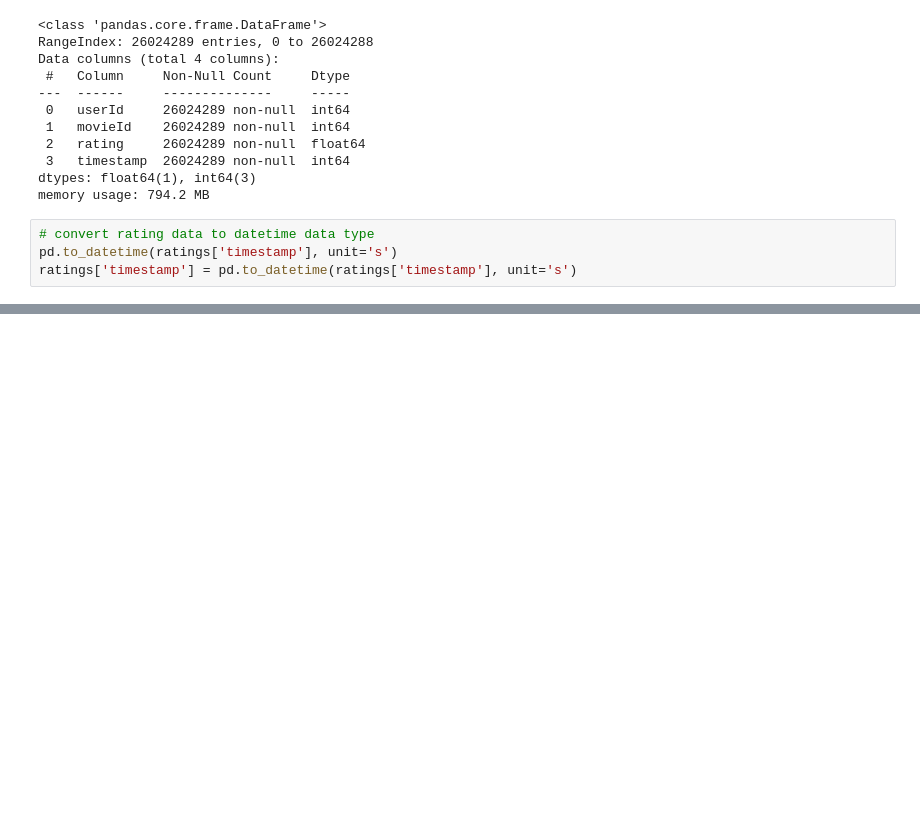
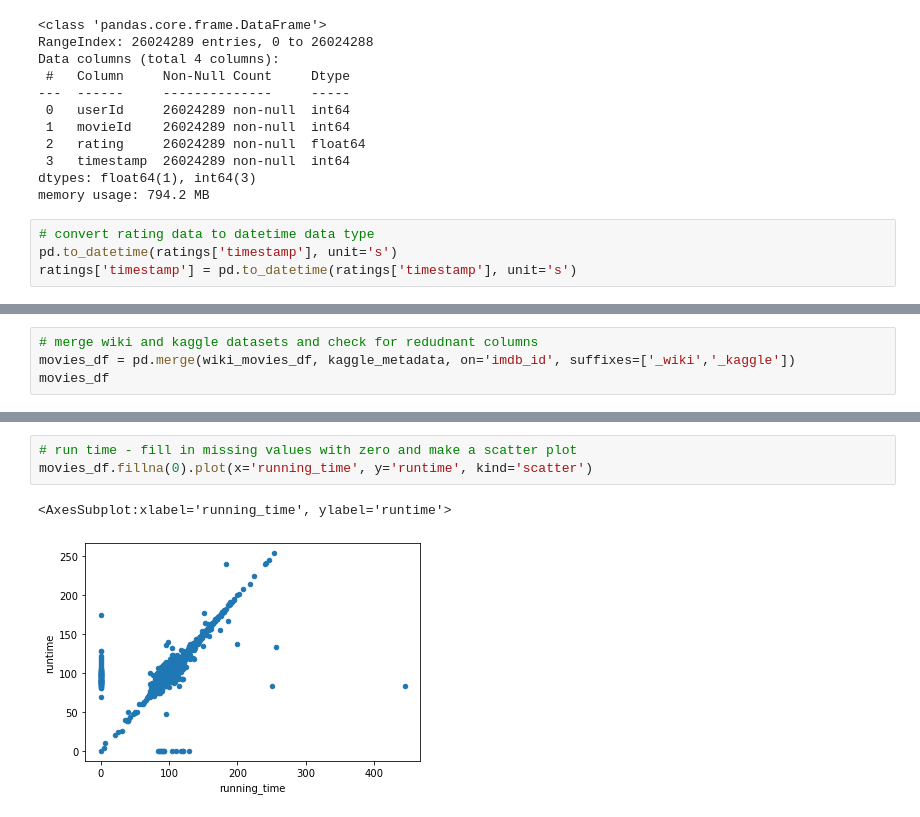
Before and after one commit to lgodleski/Movies-ETL, a Jupyter notebook: Movies-ETL.ipynb, the cells around one changed output, grey strips where cells are left out. Saved outputs shown, nothing was run; the diff lists cells and outputs as text; blank space fills up the shorter version.

```diff
--- a/Movies-ETL.ipynb
+++ b/Movies-ETL.ipynb
@@ -680,0 +692,4 @@ ratings['rating'].describe()
+# %%
+# merge wiki and kaggle datasets and check for redudnant columns
+movies_df = pd.merge(wiki_movies_df, kaggle_metadata, on='imdb_id', suffixes=['_wiki','_kaggle'])
+movies_df
@@ -680,0 +761,6 @@ ratings['rating'].describe()
+# %%
+# run time - fill in missing values with zero and make a scatter plot
+movies_df.fillna(0).plot(x='running_time', y='runtime', kind='scatter')
+# %% [output]
+<AxesSubplot:xlabel='running_time', ylabel='runtime'>
+[figure, added]
```
Also changed, not shown: parts of 21 cells of this notebook.
